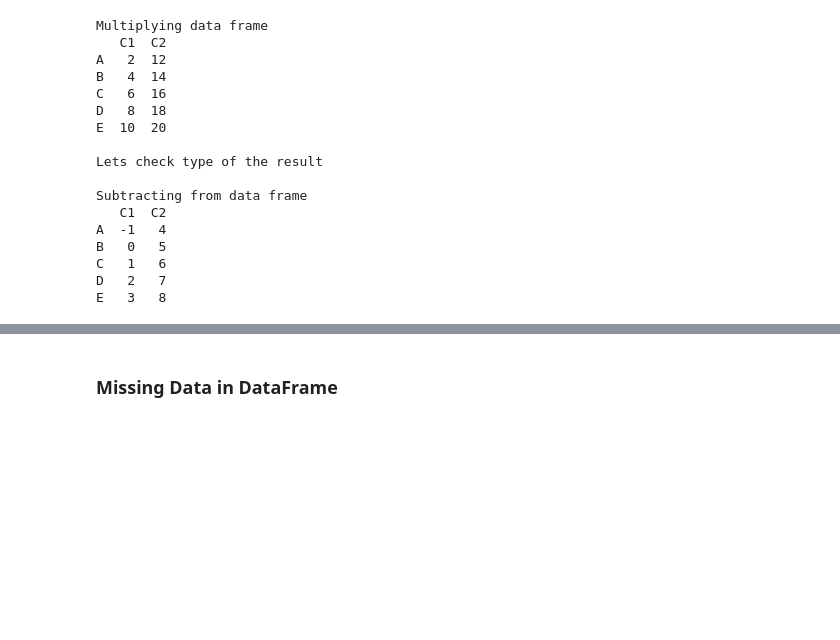
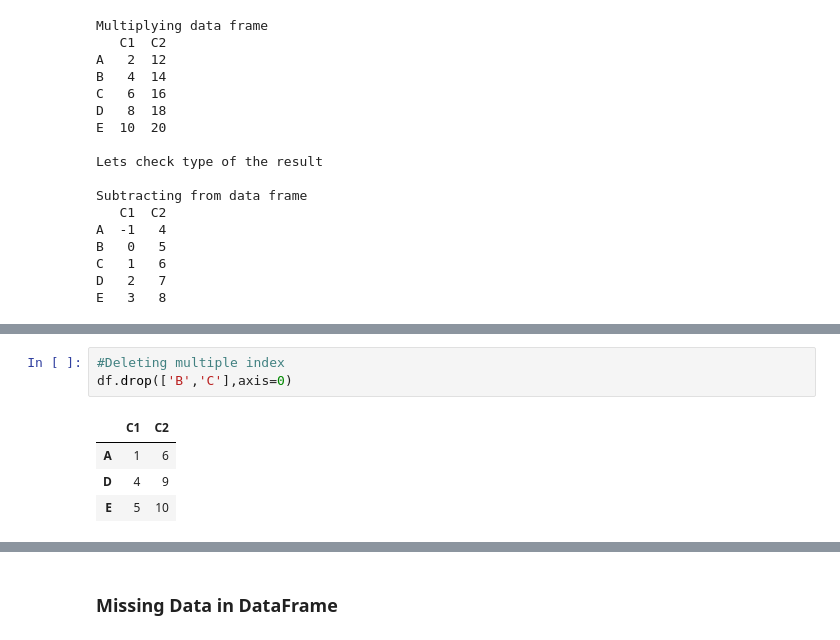
Before and after one commit to seckindinc/Python, a Jupyter notebook: Pandas/Data-Manipulation.ipynb, the cells around one changed output, grey strips where cells are left out. Drawn from its saved outputs; the diff is of its cells as text; blank space fills up the shorter version.

```diff
--- a/Pandas/Data-Manipulation.ipynb
+++ b/Pandas/Data-Manipulation.ipynb
@@ -172,0 +182,8 @@ E   3   8
+# %%
+#Deleting multiple index
+df.drop(['B','C'],axis=0)
+# %% [output]
+|  | C1 | C2 |
+| A | 1 | 6 |
+| D | 4 | 9 |
+| E | 5 | 10 |
```
Also changed, not shown: parts of 4 cells of this notebook.
